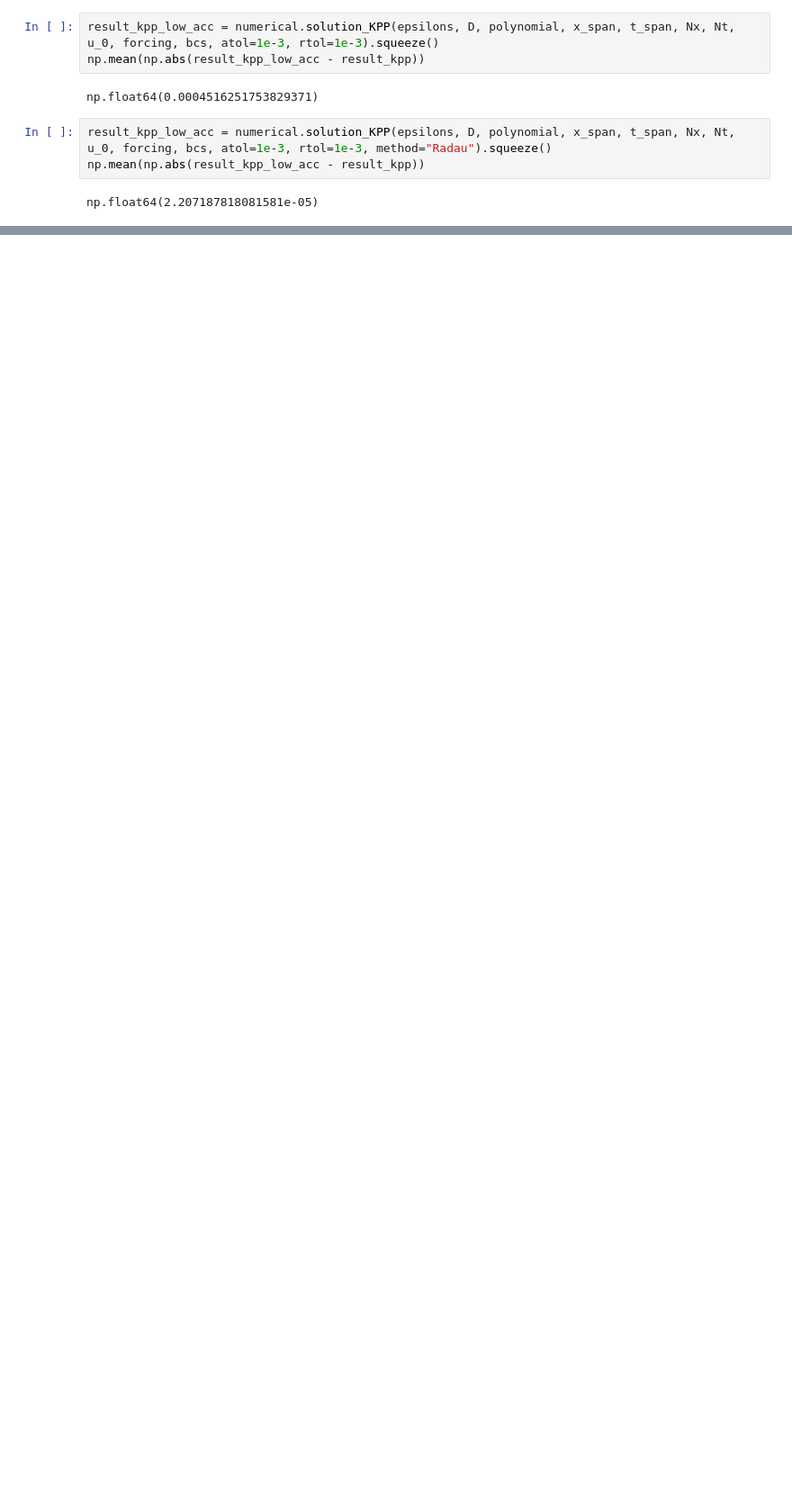
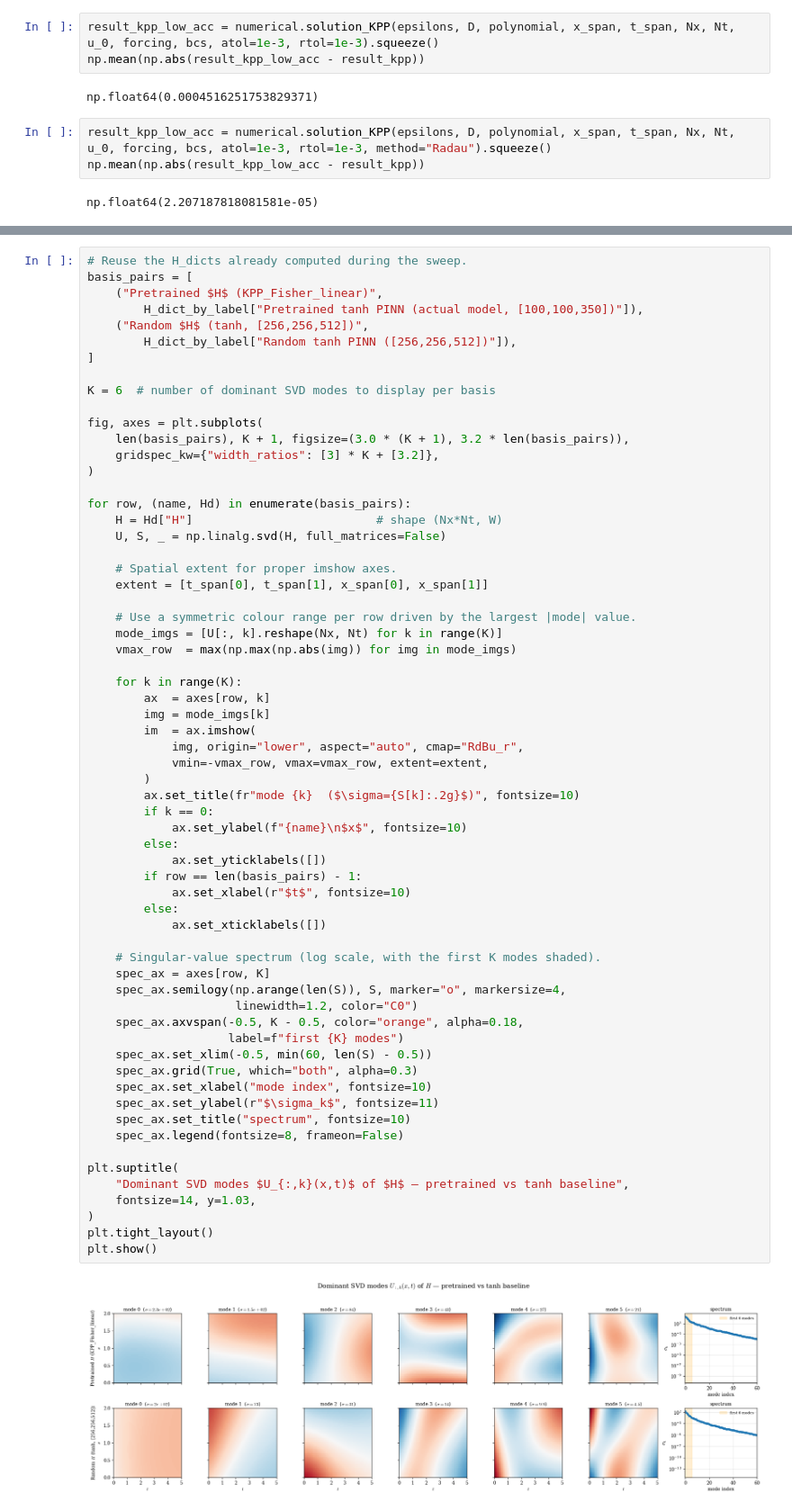
Before and after one commit to esemsc-dda24/PTL-PINNs, a Jupyter notebook: ptlpinns/results/PDEs/KPP_Fisher.ipynb, the cells around one changed output, grey strips where cells are left out. Shown at 90% size. Saved outputs shown, nothing was run; the diff lists cells and outputs as text; blank space fills up the shorter version.

```diff
--- a/ptlpinns/results/PDEs/KPP_Fisher.ipynb
+++ b/ptlpinns/results/PDEs/KPP_Fisher.ipynb
@@ -120,0 +295,65 @@ np.float64(0.2155620722136059)
+# %%
+# Reuse the H_dicts already computed during the sweep.
+basis_pairs = [
+    ("Pretrained $H$ (KPP_Fisher_linear)",
+        H_dict_by_label["Pretrained tanh PINN (actual model, [100,100,350])"]),
+    ("Random $H$ (tanh, [256,256,512])",
+        H_dict_by_label["Random tanh PINN ([256,256,512])"]),
+]
+
+K = 6  # number of dominant SVD modes to display per basis
+
+fig, axes = plt.subplots(
+    len(basis_pairs), K + 1, figsize=(3.0 * (K + 1), 3.2 * len(basis_pairs)),
+    gridspec_kw={"width_ratios": [3] * K + [3.2]},
+)
+
+for row, (name, Hd) in enumerate(basis_pairs):
+    H = Hd["H"]                          # shape (Nx*Nt, W)
+    U, S, _ = np.linalg.svd(H, full_matrices=False)
+
+    # Spatial extent for proper imshow axes.
+    extent = [t_span[0], t_span[1], x_span[0], x_span[1]]
+
+    # Use a symmetric colour range per row driven by the largest |mode| value.
+    mode_imgs = [U[:, k].reshape(Nx, Nt) for k in range(K)]
+    vmax_row  = max(np.max(np.abs(img)) for img in mode_imgs)
+
+    for k in range(K):
+        ax  = axes[row, k]
+        img = mode_imgs[k]
+        im  = ax.imshow(
+            img, origin="lower", aspect="auto", cmap="RdBu_r",
+            vmin=-vmax_row, vmax=vmax_row, extent=extent,
+        )
+        ax.set_title(fr"mode {k}  ($\sigma={S[k]:.2g}$)", fontsize=10)
+        if k == 0:
+            ax.set_ylabel(f"{name}\n$x$", fontsize=10)
+        else:
+            ax.set_yticklabels([])
+        if row == len(basis_pairs) - 1:
+            ax.set_xlabel(r"$t$", fontsize=10)
+        else:
+            ax.set_xticklabels([])
+
+    # Singular-value spectrum (log scale, with the first K modes shaded).
+    spec_ax = axes[row, K]
+    spec_ax.semilogy(np.arange(len(S)), S, marker="o", markersize=4,
+                     linewidth=1.2, color="C0")
+    spec_ax.axvspan(-0.5, K - 0.5, color="orange", alpha=0.18,
+                    label=f"first {K} modes")
+    spec_ax.set_xlim(-0.5, min(60, len(S) - 0.5))
+    spec_ax.grid(True, which="both", alpha=0.3)
+    spec_ax.set_xlabel("mode index", fontsize=10)
+    spec_ax.set_ylabel(r"$\sigma_k$", fontsize=11)
+    spec_ax.set_title("spectrum", fontsize=10)
+    spec_ax.legend(fontsize=8, frameon=False)
+
+plt.suptitle(
+    "Dominant SVD modes $U_{:,k}(x,t)$ of $H$ — pretrained vs tanh baseline",
+    fontsize=14, y=1.03,
+)
+plt.tight_layout()
+plt.show()
+# %% [output]
+[figure, added]
```
Also changed, not shown: parts of 10 cells of this notebook, 19 other files.
